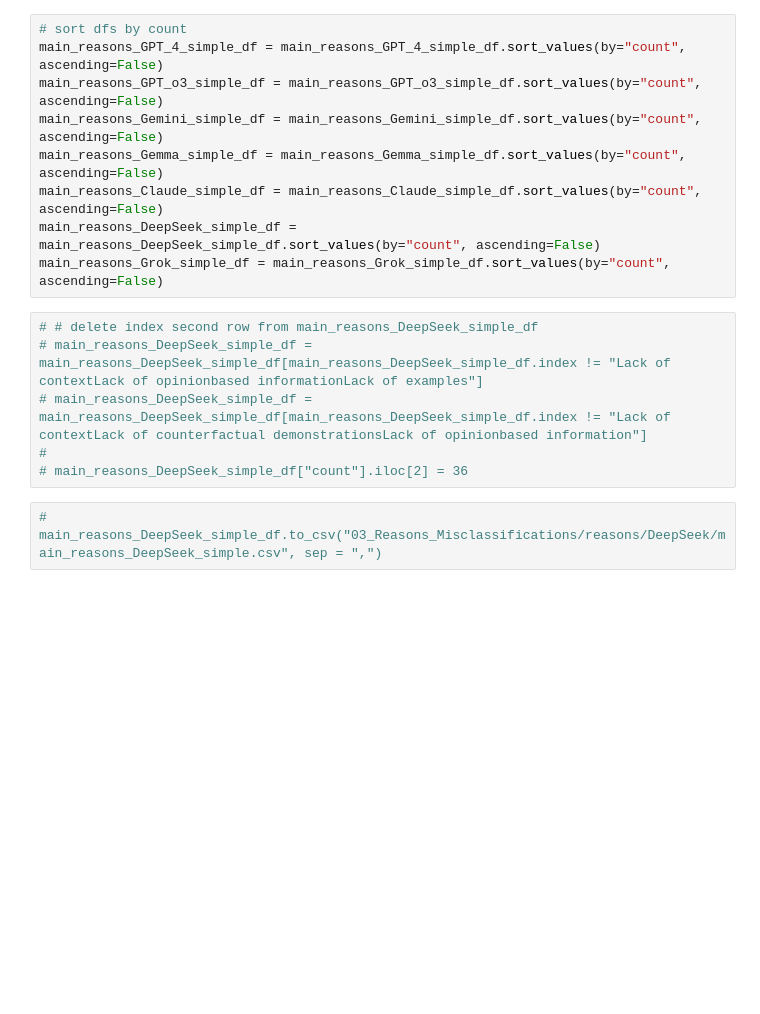
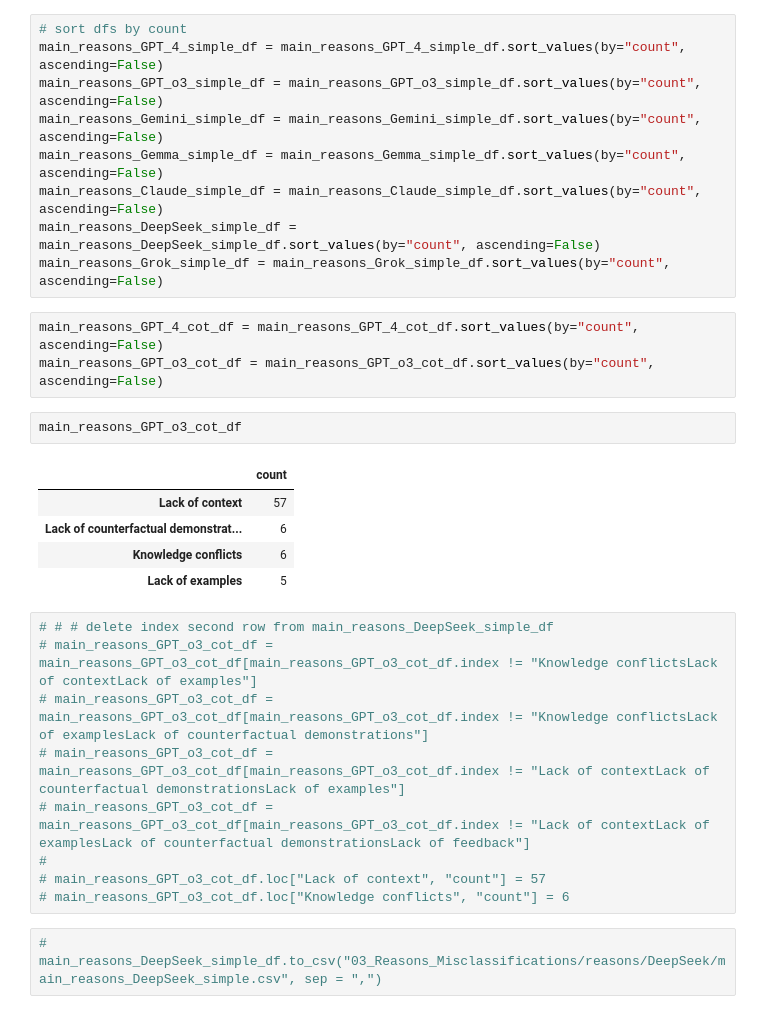
Before and after one commit to kimmizi/master_thesis, a Jupyter notebook: exp/05_Evaluation.ipynb, the cells around one changed output. Drawn from its saved outputs; the diff is of its cells as text; blank space fills up the shorter version.

Commit message:
Running reasons for misclassification: Simple and CoT prompt

```diff
--- a/exp/05_Evaluation.ipynb
+++ b/exp/05_Evaluation.ipynb
@@ -832,12 +832,26 @@ main_reasons_Gemma_simple_df = main_reasons_Gemma_simple_df.sort_values(by="coun
 main_reasons_Claude_simple_df = main_reasons_Claude_simple_df.sort_values(by="count", ascending=False)
 main_reasons_DeepSeek_simple_df = main_reasons_DeepSeek_simple_df.sort_values(by="count", ascending=False)
 main_reasons_Grok_simple_df = main_reasons_Grok_simple_df.sort_values(by="count", ascending=False)
+# %%
+main_reasons_GPT_4_cot_df = main_reasons_GPT_4_cot_df.sort_values(by="count", ascending=False)
+main_reasons_GPT_o3_cot_df = main_reasons_GPT_o3_cot_df.sort_values(by="count", ascending=False)
+# %%
+main_reasons_GPT_o3_cot_df
+# %% [output]
+|  | count |
+| Lack of context | 57 |
+| Lack of counterfactual demonstrat... | 6 |
+| Knowledge conflicts | 6 |
+| Lack of examples | 5 |
 # %%
-# # delete index second row from main_reasons_DeepSeek_simple_df
-# main_reasons_DeepSeek_simple_df = main_reasons_DeepSeek_simple_df[main_reasons_DeepSeek_simple_df.index != "Lack of contextLack of opinionbased informationLack of examples"]
-# main_reasons_DeepSeek_simple_df = main_reasons_DeepSeek_simple_df[main_reasons_DeepSeek_simple_df.index != "Lack of contextLack of counterfactual demonstrationsLack of opinionbased information"]
+# # # delete index second row from main_reasons_DeepSeek_simple_df
+# main_reasons_GPT_o3_cot_df = main_reasons_GPT_o3_cot_df[main_reasons_GPT_o3_cot_df.index != "Knowledge conflictsLack of contextLack of examples"]
+# main_reasons_GPT_o3_cot_df = main_reasons_GPT_o3_cot_df[main_reasons_GPT_o3_cot_df.index != "Knowledge conflictsLack of examplesLack of counterfactual demonstrations"]
+# main_reasons_GPT_o3_cot_df = main_reasons_GPT_o3_cot_df[main_reasons_GPT_o3_cot_df.index != "Lack of contextLack of counterfactual demonstrationsLack of examples"]
+# main_reasons_GPT_o3_cot_df = main_reasons_GPT_o3_cot_df[main_reasons_GPT_o3_cot_df.index != "Lack of contextLack of examplesLack of counterfactual demonstrationsLack of feedback"]
 #
-# main_reasons_DeepSeek_simple_df["count"].iloc[2] = 36
+# main_reasons_GPT_o3_cot_df.loc["Lack of context", "count"] = 57
+# main_reasons_GPT_o3_cot_df.loc["Knowledge conflicts", "count"] = 6
 # %%
 # main_reasons_DeepSeek_simple_df.to_csv("03_Reasons_Misclassifications/reasons/DeepSeek/main_reasons_DeepSeek_simple.csv", sep = ",")
 # %%
```
Also changed, not shown: parts of 10 cells of this notebook, 15 other files.
